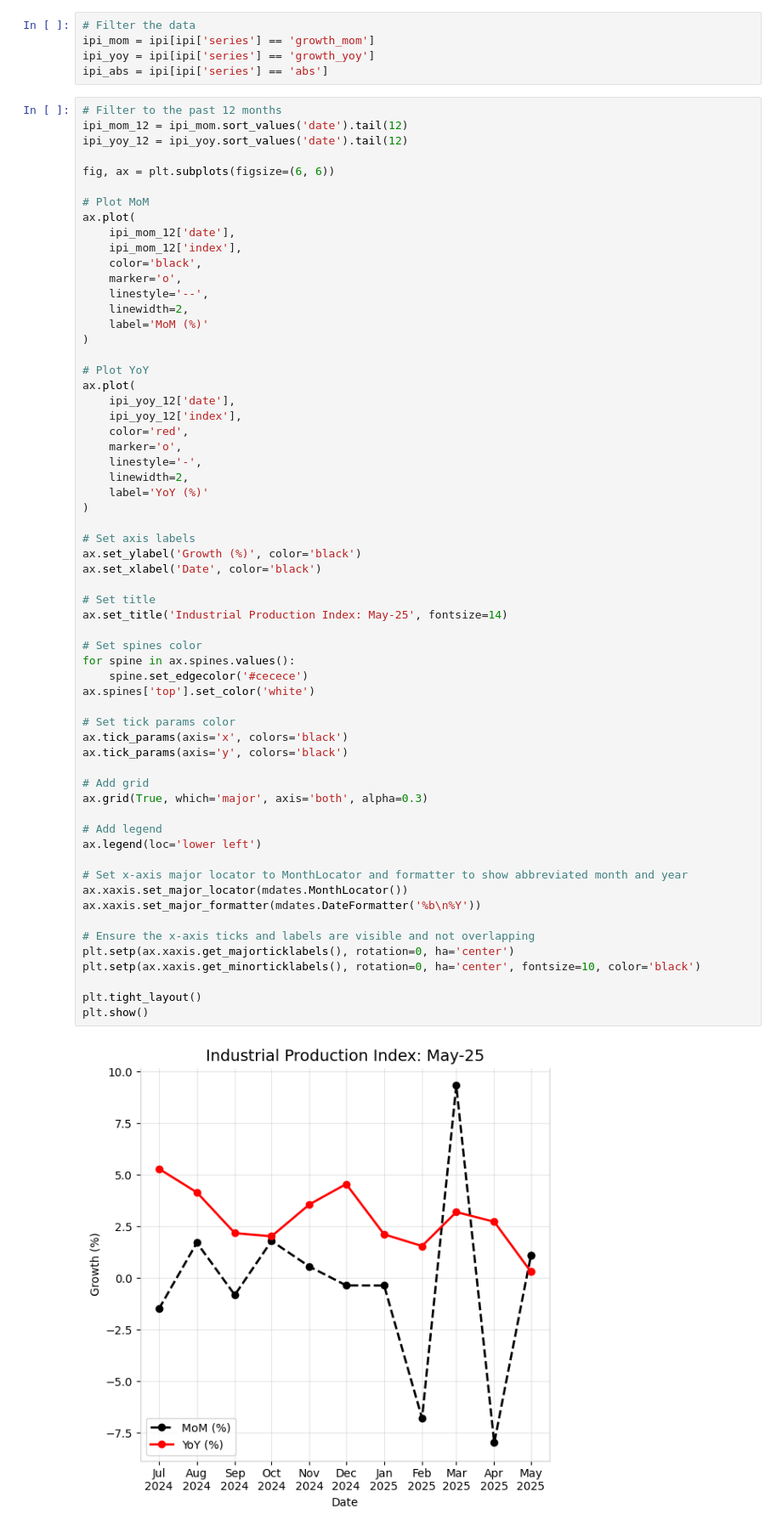
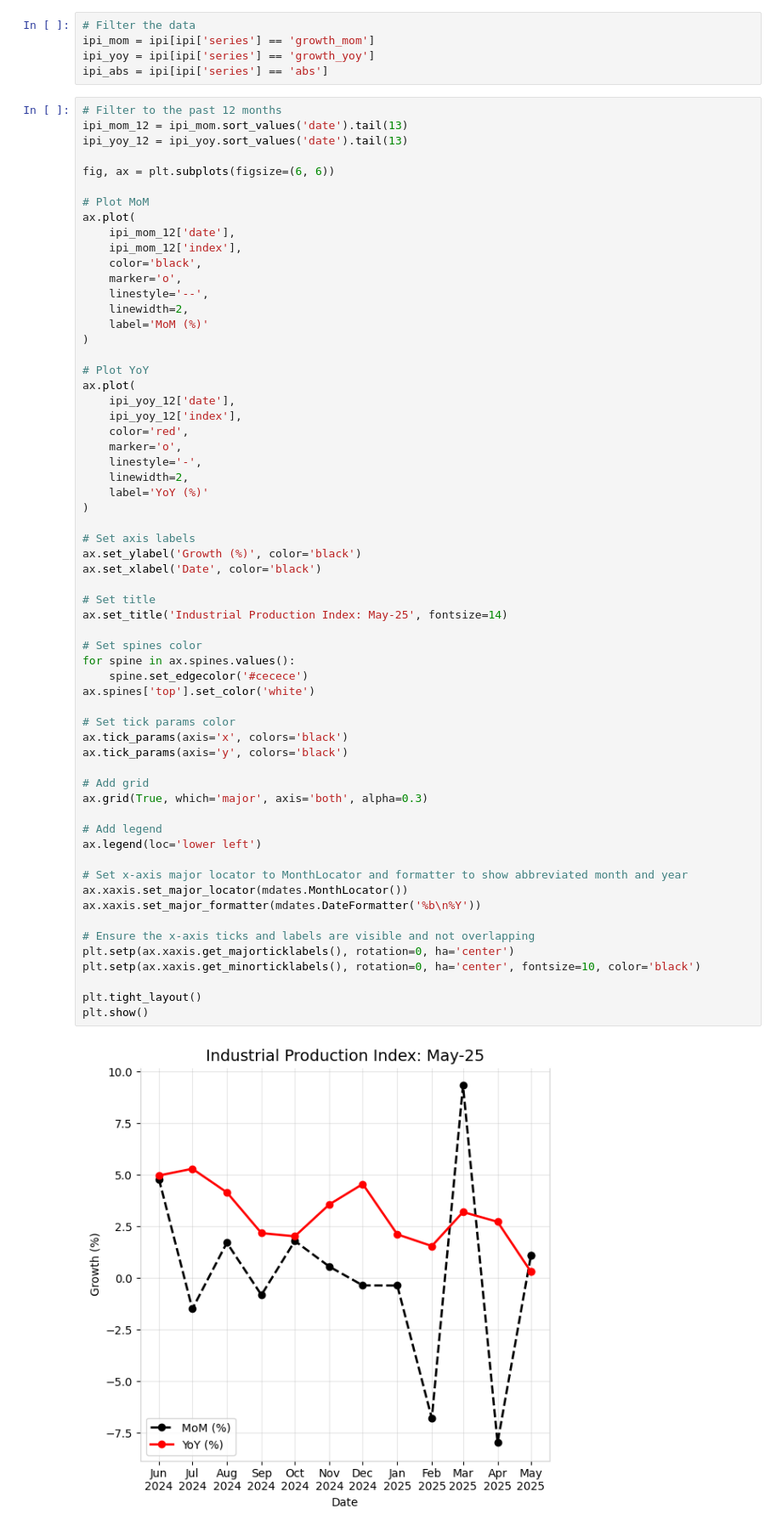
Before and after one commit to MattCodeLab/EDA-matt, a Jupyter notebook: eda-industrial-production.ipynb, the cells around one changed output. Shown at 85% size. Saved outputs shown, nothing was run; the diff lists cells and outputs as text.

```diff
--- a/eda-industrial-production.ipynb
+++ b/eda-industrial-production.ipynb
@@ -33,8 +33,8 @@ ipi_yoy = ipi[ipi['series'] == 'growth_yoy']
 ipi_abs = ipi[ipi['series'] == 'abs']
 # %%
 # Filter to the past 12 months
-ipi_mom_12 = ipi_mom.sort_values('date').tail(12)
-ipi_yoy_12 = ipi_yoy.sort_values('date').tail(12)
+ipi_mom_12 = ipi_mom.sort_values('date').tail(13)
+ipi_yoy_12 = ipi_yoy.sort_values('date').tail(13)
 
 fig, ax = plt.subplots(figsize=(6, 6))
 
@@ -66,31 +66,31 @@ ax.set_xlabel('Date', color='black')
 
 # Set title
 ax.set_title('Industrial Production Index: May-25', fontsize=14)
 
 # Set spines color
 for spine in ax.spines.values():
     spine.set_edgecolor('#cecece')
 ax.spines['top'].set_color('white')
 
 # Set tick params color
 ax.tick_params(axis='x', colors='black')
 ax.tick_params(axis='y', colors='black')
 
 # Add grid
 ax.grid(True, which='major', axis='both', alpha=0.3)
 
 # Add legend
 ax.legend(loc='lower left')
 
 # Set x-axis major locator to MonthLocator and formatter to show abbreviated month and year
 ax.xaxis.set_major_locator(mdates.MonthLocator())
 ax.xaxis.set_major_formatter(mdates.DateFormatter('%b\n%Y'))
 
 # Ensure the x-axis ticks and labels are visible and not overlapping
 plt.setp(ax.xaxis.get_majorticklabels(), rotation=0, ha='center')
 plt.setp(ax.xaxis.get_minorticklabels(), rotation=0, ha='center', fontsize=10, color='black')
 
 plt.tight_layout()
 plt.show()
 # %% [output]
-[figure, old version]
+[figure, new version]
```
